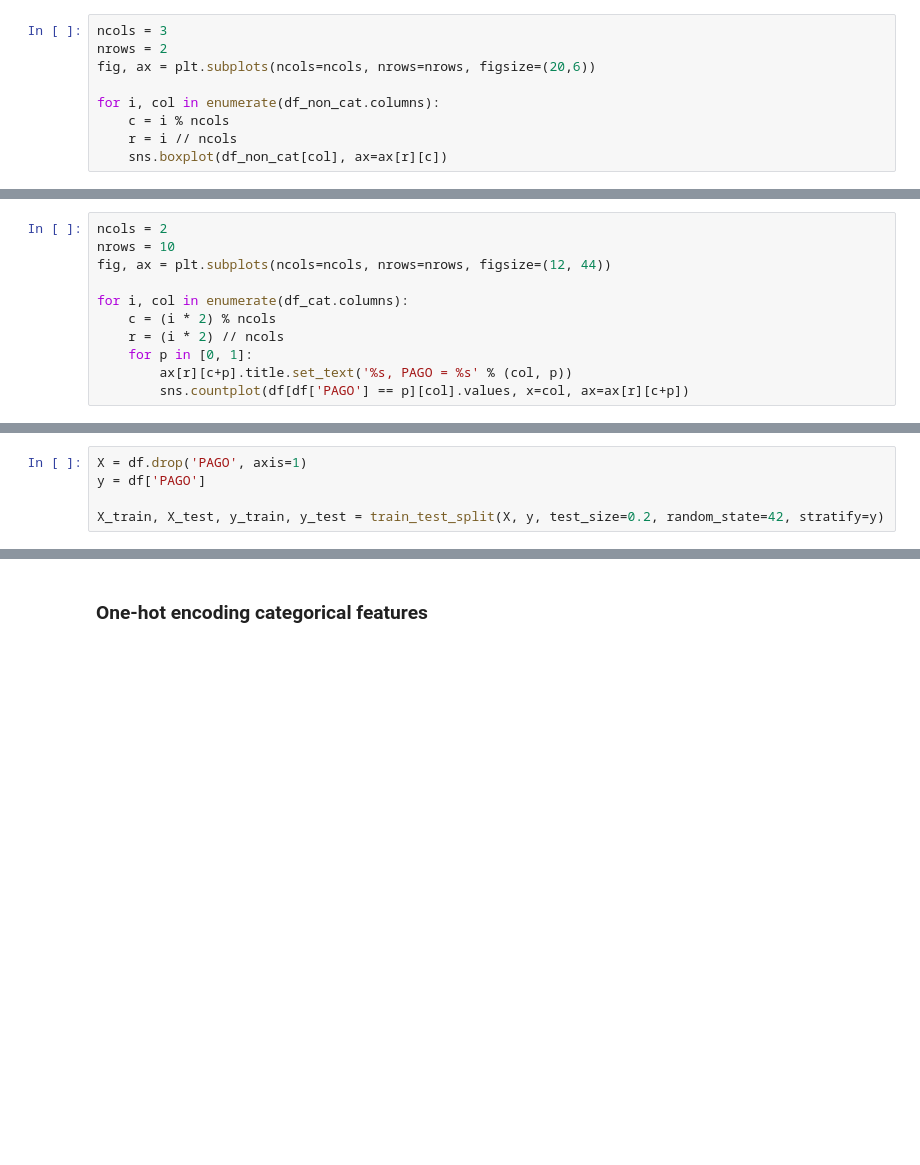
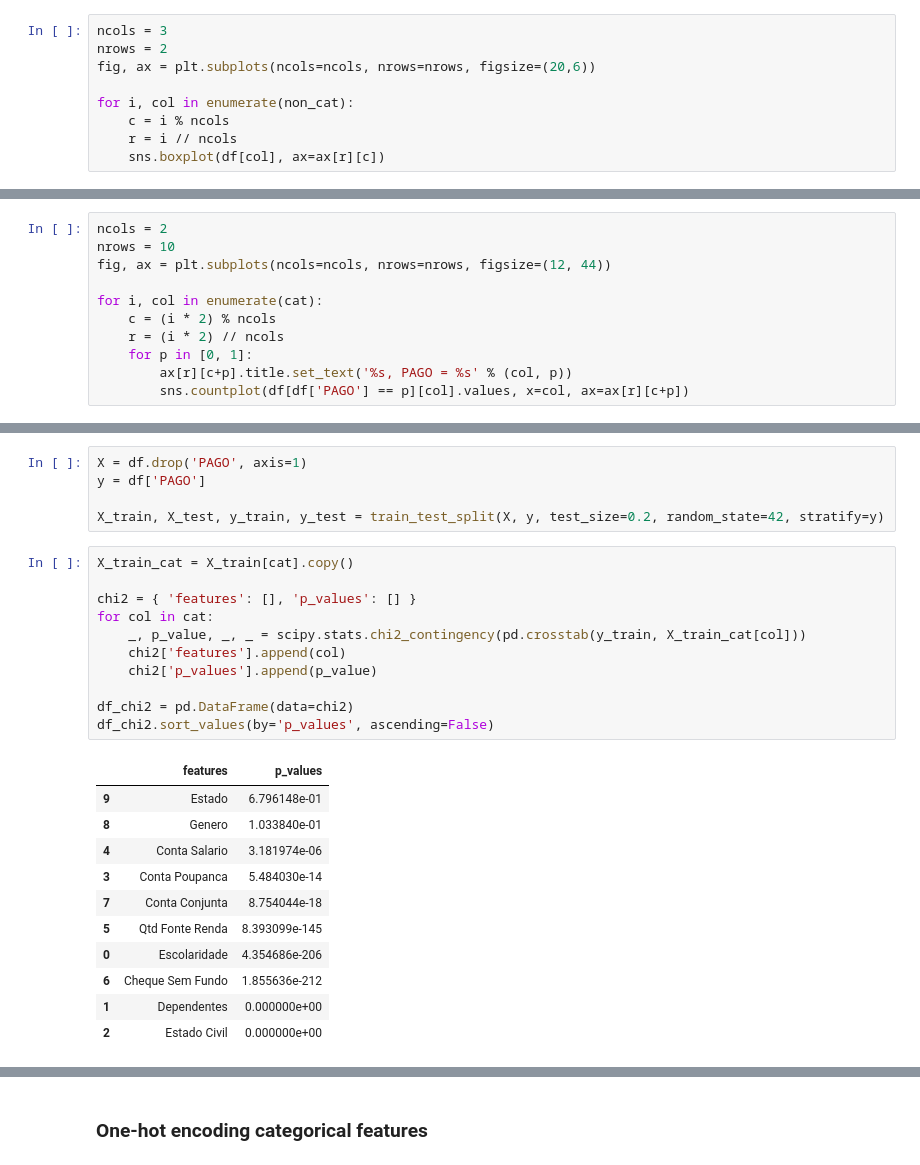
Before and after one commit to rrbarioni/credit-risk-analysis, a Jupyter notebook: src/credit_risk_analysis.ipynb, the cells around one changed output, grey strips where cells are left out. Drawn from its saved outputs; the diff is of its cells as text; blank space fills up the shorter version.

```diff
--- a/src/credit_risk_analysis.ipynb
+++ b/src/credit_risk_analysis.ipynb
@@ -121,9 +144,9 @@ ncols = 3
 nrows = 2
 fig, ax = plt.subplots(ncols=ncols, nrows=nrows, figsize=(20,6))
 
-for i, col in enumerate(df_non_cat.columns):
+for i, col in enumerate(non_cat):
     c = i % ncols
     r = i // ncols
-    sns.boxplot(df_non_cat[col], ax=ax[r][c])
+    sns.boxplot(df[col], ax=ax[r][c])
 # %% [output]
 [figure]
@@ -155,7 +247,7 @@ ncols = 2
 nrows = 10
 fig, ax = plt.subplots(ncols=ncols, nrows=nrows, figsize=(12, 44))
 
-for i, col in enumerate(df_cat.columns):
+for i, col in enumerate(cat):
     c = (i * 2) % ncols
     r = (i * 2) // ncols
     for p in [0, 1]:
@@ -195,3 +273,26 @@ X = df.drop('PAGO', axis=1)
 y = df['PAGO']
 
 X_train, X_test, y_train, y_test = train_test_split(X, y, test_size=0.2, random_state=42, stratify=y)
+# %%
+X_train_cat = X_train[cat].copy()
+
+chi2 = { 'features': [], 'p_values': [] }
+for col in cat:
+    _, p_value, _, _ = scipy.stats.chi2_contingency(pd.crosstab(y_train, X_train_cat[col]))
+    chi2['features'].append(col)
+    chi2['p_values'].append(p_value)
+
+df_chi2 = pd.DataFrame(data=chi2)
+df_chi2.sort_values(by='p_values', ascending=False)
+# %% [output]
+|  | features | p_values |
+| 9 | Estado | 6.796148e-01 |
+| 8 | Genero | 1.033840e-01 |
+| 4 | Conta Salario | 3.181974e-06 |
+| 3 | Conta Poupanca | 5.484030e-14 |
+| 7 | Conta Conjunta | 8.754044e-18 |
+| 5 | Qtd Fonte Renda | 8.393099e-145 |
+| 0 | Escolaridade | 4.354686e-206 |
+| 6 | Cheque Sem Fundo | 1.855636e-212 |
+| 1 | Dependentes | 0.000000e+00 |
+| 2 | Estado Civil | 0.000000e+00 |
```
Also changed, not shown: parts of 15 cells of this notebook.
